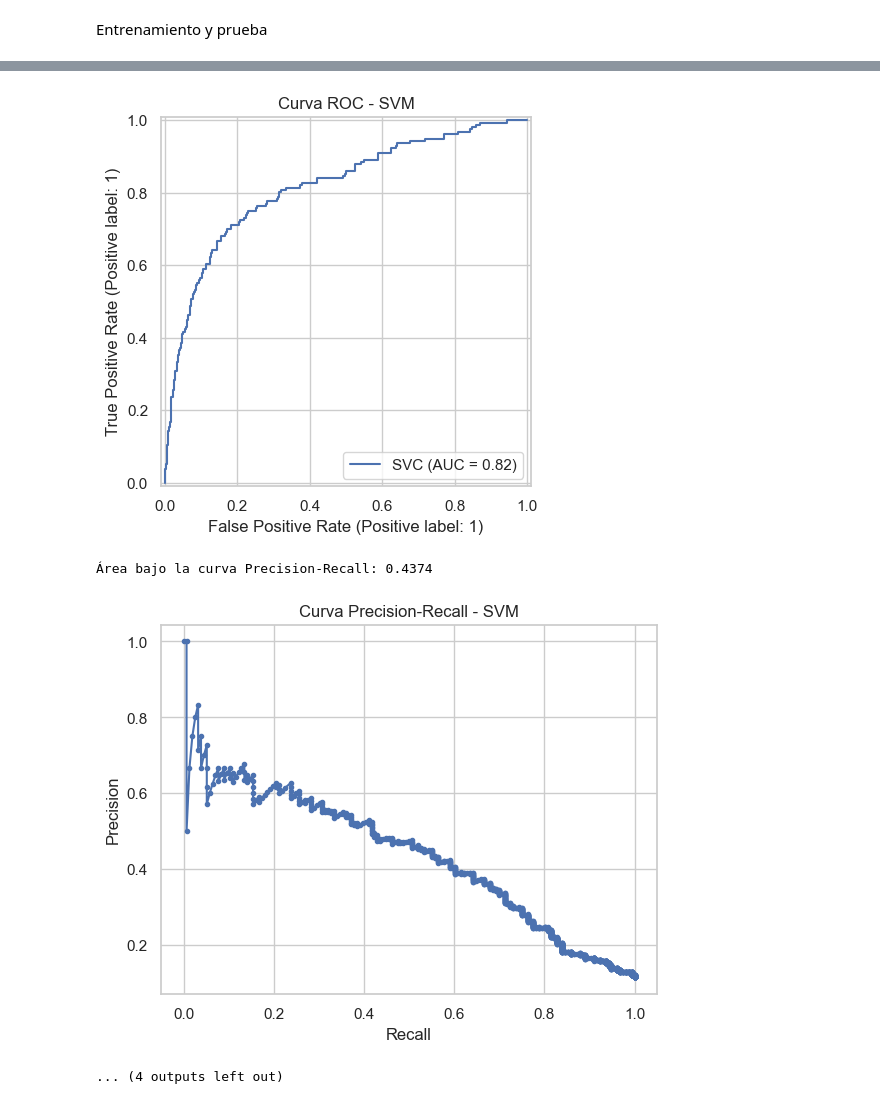
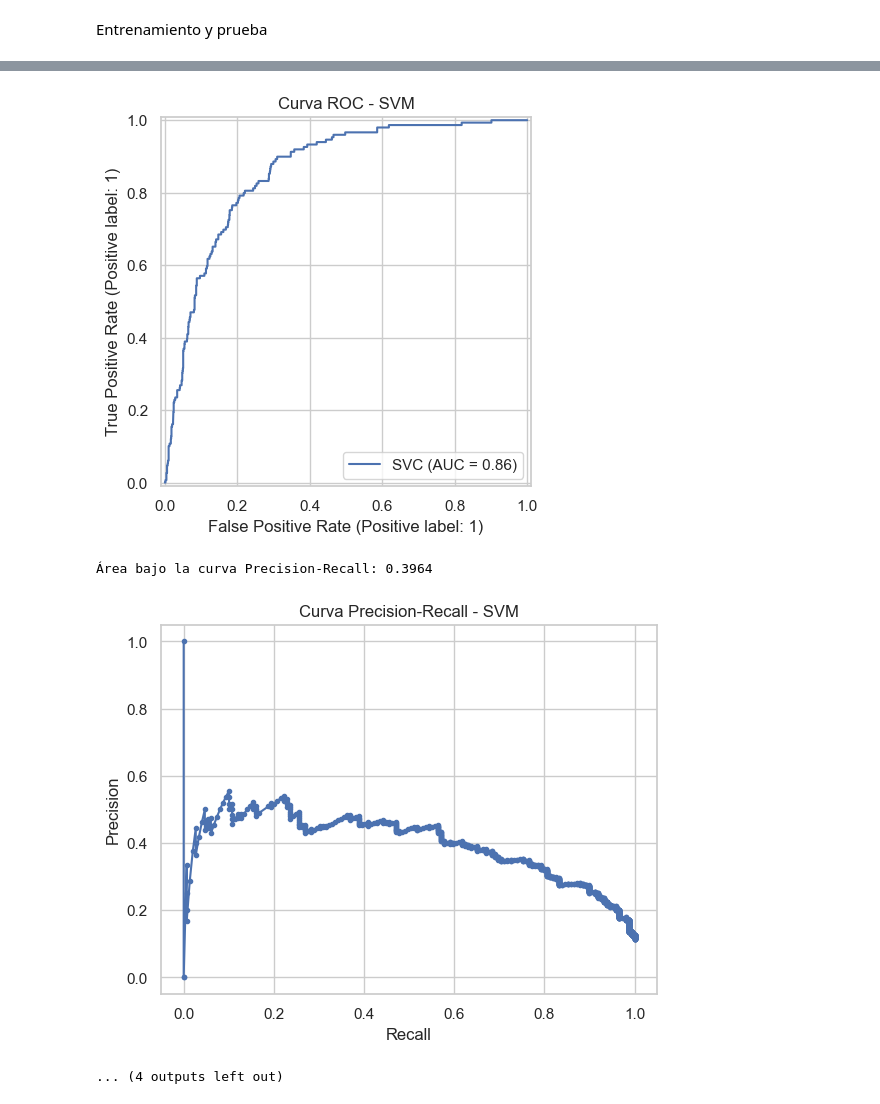
Before and after one commit to Addppz/IA-final, a Jupyter notebook: FUNCION.ipynb, the cells around one changed output, grey strips where cells are left out. Drawn from its saved outputs; the diff is of its cells as text; code cells hidden in the pictures.

```diff
--- a/FUNCION.ipynb
+++ b/FUNCION.ipynb
@@ -326,7 +281,7 @@ poutcome: 81.95%
 Eliminar la columna poutcome y las filas job , education y contact
 # %%
 df_clean = df.drop(columns =['poutcome'])
-
+df_clean = df_clean.drop(columns =['contact'])
 
 for col in ['job' , 'education']:
     df_clean = df_clean[df_clean[col] != 'unknown']
@@ -465,7 +466,7 @@ from sklearn.svm import SVC
 from sklearn.linear_model import LogisticRegression
 
 # Codificación de variables categóricas
-df_encoded = df.copy()
+df_encoded = df_clean.copy()
 for col in df_encoded.select_dtypes(include=['object']).columns:
     if col != 'y':
         df_encoded[col] = LabelEncoder().fit_transform(df_encoded[col])
@@ -482,33 +483,83 @@ X_scaled = scaler.fit_transform(X)
 # División del conjunto de datos
 X_train, X_test, y_train, y_test = train_test_split(X_scaled, y, test_size=0.3, random_state=42, stratify=y)
 # %%
+from sklearn.model_selection import GridSearchCV, StratifiedKFold
 from sklearn.metrics import classification_report, confusion_matrix, roc_auc_score, RocCurveDisplay, precision_recall_curve, auc
 
-for nombre, modelo in modelos.items():
-    print(f"\n🔎 Modelo: {nombre}")
-    modelo.fit(X_train, y_train)
-    y_pred = modelo.predict(X_test)
-    y_prob = modelo.predict_proba(X_test)[:, 1]
+cv = StratifiedKFold(n_splits=5, shuffle=True, random_state=42)
+
+modelos_grid = {
+    'Árbol de Decisión': (
+        DecisionTreeClassifier(random_state=42),
+        {
+            'max_depth': [3, 5, 10, None],
+            'min_samples_split': [2, 5, 10],
+            'class_weight': ['balanced']
+        }
+    ),
+    'Random Forest': (
+        RandomForestClassifier(random_state=42),
+        {
+            'n_estimators': [50, 100],
+            'max_depth': [None, 10, 20],
+            'min_samples_split': [2, 5],
+            'class_weight': ['balanced']
+        }
+    ),
+    'SVM': (
+        SVC(probability=True, random_state=42),
+        {
+            'C': [0.1, 1, 10],
+            'kernel': ['linear', 'rbf'],
+            'class_weight': ['balanced']
+        }
+    ),
+    'Regresión Logística': (
+        LogisticRegression(max_iter=1000, random_state=42),
+        {
+            'C': [0.01, 0.1, 1, 10],
+            'penalty': ['l2'],
+            'class_weight': ['balanced']
+        }
+    )
+}
+
+for nombre, (modelo, param_grid) in modelos_grid.items():
+    print(f"\n🔍 Entrenando modelo: {nombre}")
+
+    grid = GridSearchCV(
+        modelo,
+        param_grid,
+        cv=cv,
+        scoring='average_precision',
+        n_jobs=-1
+    )
+    grid.fit(X_train, y_train)
+
+    best_model = grid.best_estimator_
+    y_pred = best_model.predict(X_test)
+    y_prob = best_model.predict_proba(X_test)[:, 1]
+
+    print(f"✔️ Mejores hiperparámetros: {grid.best_params_}")
 
     # Métricas
-    print("Matriz de Confusión:")
+    print("📊 Matriz de Confusión:")
     print(confusion_matrix(y_test, y_pred))
 
-    print("\nReporte de Clasificación:")
+    print("\n📋 Reporte de Clasificación:")
     print(classification_report(y_test, y_pred, digits=4))
 
     auc_roc = roc_auc_score(y_test, y_prob)
     print(f"AUC-ROC: {auc_roc:.4f}")
 
-    # Curva ROC
-    RocCurveDisplay.from_estimator(modelo, X_test, y_test)
+    RocCurveDisplay.from_estimator(best_model, X_test, y_test)
     plt.title(f"Curva ROC - {nombre}")
     plt.show()
 
-    # Curva Precision-Recall
     precision, recall, _ = precision_recall_curve(y_test, y_prob)
     pr_auc = auc(recall, precision)
     print(f"Área bajo la curva Precision-Recall: {pr_auc:.4f}")
+
     plt.plot(recall, precision, marker='.')
     plt.title(f"Curva Precision-Recall - {nombre}")
     plt.xlabel("Recall")
@@ -573,4 +627,4 @@ AUC-ROC: 0.8167
-[figure, old version]
+[figure, new version]
-Área bajo la curva Precision-Recall: 0.4374
+Área bajo la curva Precision-Recall: 0.3964
-[figure, old version]
+[figure, new version]
 ... (4 outputs left out)
```
Also changed, not shown: parts of 8 cells of this notebook.
